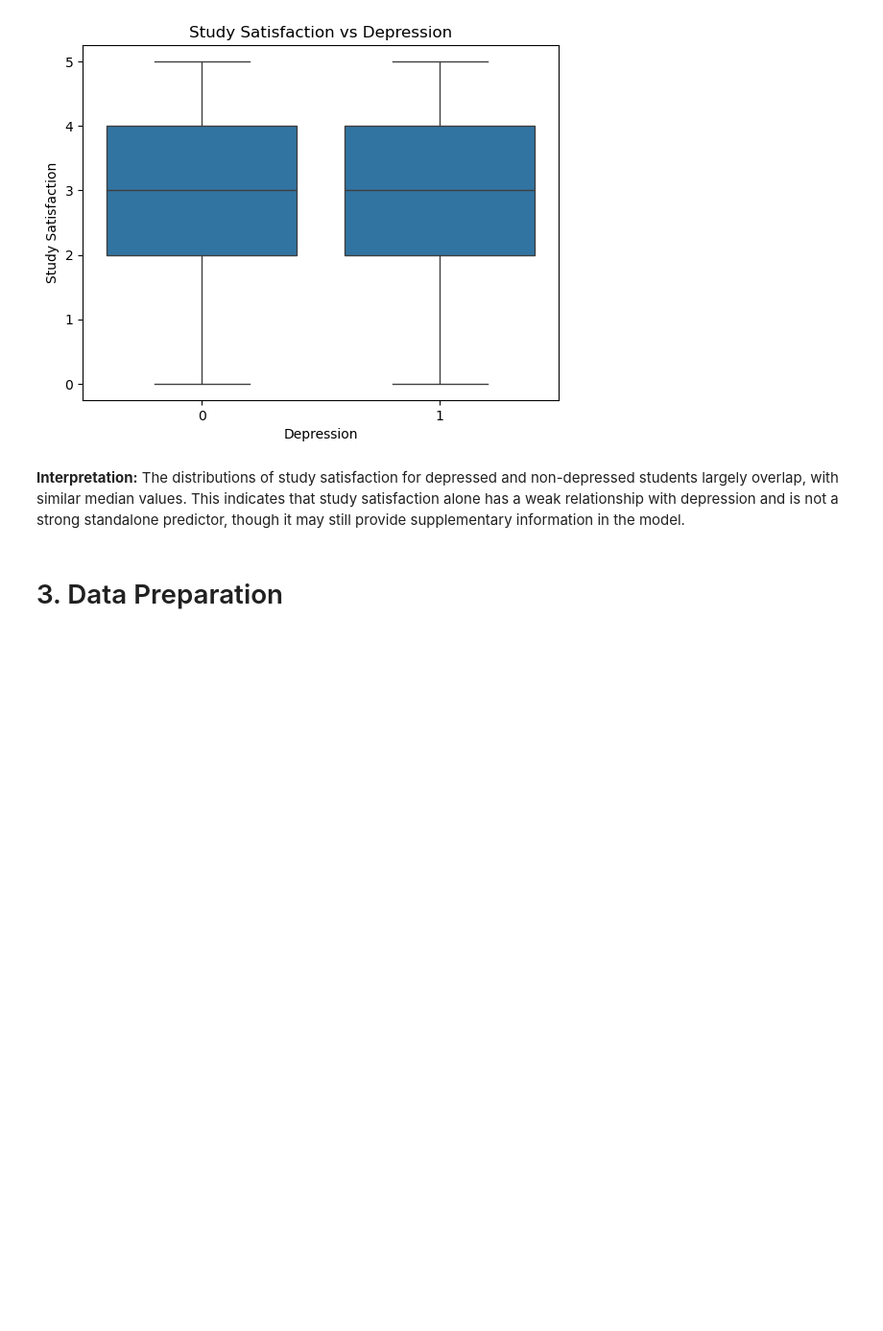
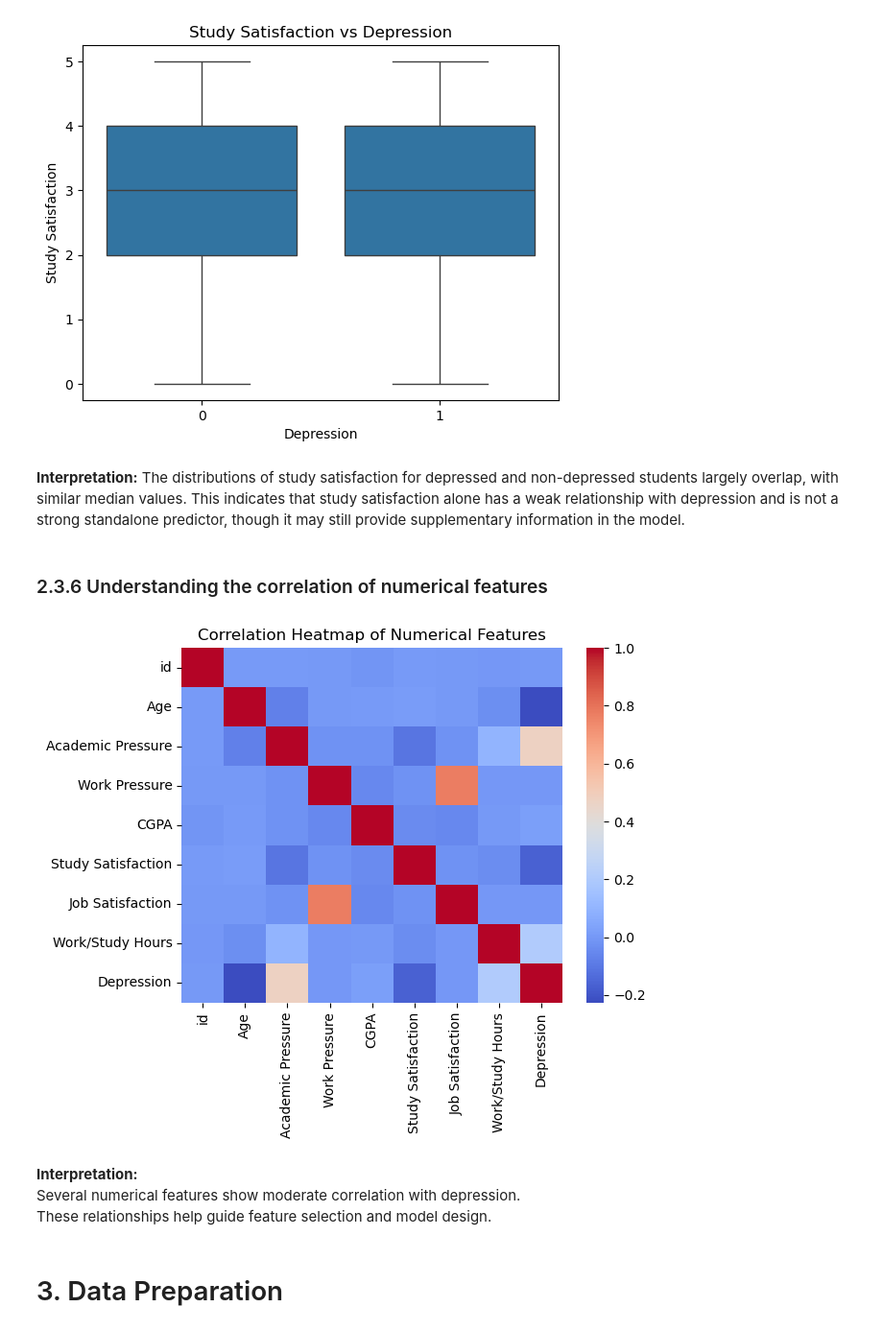
Before and after one commit to Reyes-Yeo/mldp-project-streamlit, a Jupyter notebook: Reyes Yeo Zhibin_2404424J_P01_MLDP Program Codes Submission.ipynb, the cells around one changed output. Shown at 96% size. Drawn from its saved outputs; the diff is of its cells as text; code cells hidden in the pictures; blank space fills up the shorter version.

Commit message:
plotted a chart to Understand the correlation of numerical features

```diff
--- a/Reyes Yeo Zhibin_2404424J_P01_MLDP Program Codes Submission.ipynb
+++ b/Reyes Yeo Zhibin_2404424J_P01_MLDP Program Codes Submission.ipynb
@@ -229,6 +229,20 @@ plt.show()
 # %% [markdown]
 **Interpretation:**
 The distributions of study satisfaction for depressed and non-depressed students largely overlap, with similar median values. This indicates that study satisfaction alone has a weak relationship with depression and is not a strong standalone predictor, though it may still provide supplementary information in the model.
+# %% [markdown]
+### 2.3.6 Understanding the correlation of numerical features
+# %%
+# Correlation heatmap of numerical features
+numeric_cols = df.select_dtypes(include=['int64', 'float64'])
+sns.heatmap(numeric_cols.corr(), cmap='coolwarm')
+plt.title('Correlation Heatmap of Numerical Features')
+plt.show()
+# %% [output]
+[figure, added]
+# %% [markdown]
+**Interpretation:**
+Several numerical features show moderate correlation with depression.
+These relationships help guide feature selection and model design.
 # %% [markdown]
 # 3. Data Preparation
 # %% [markdown]
```
